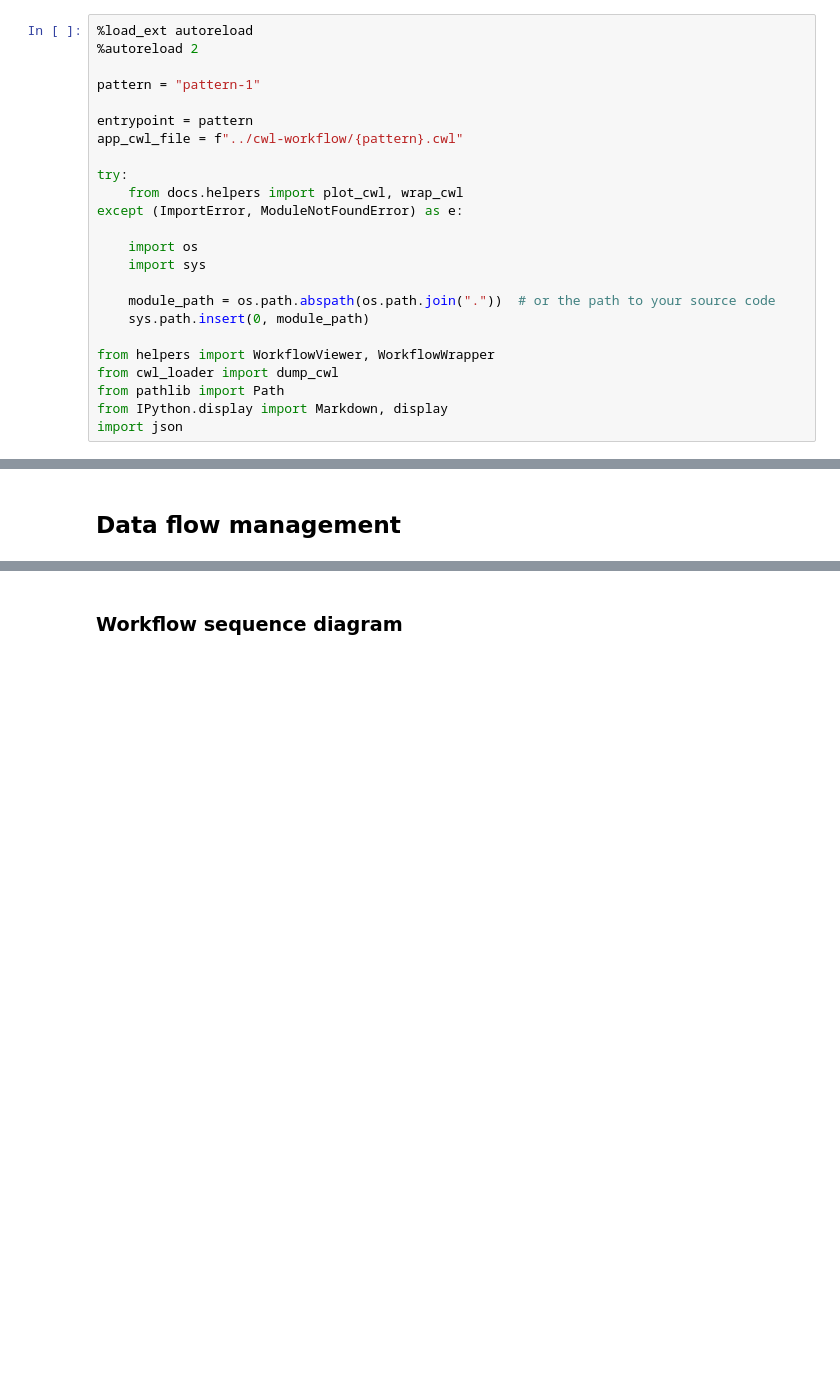
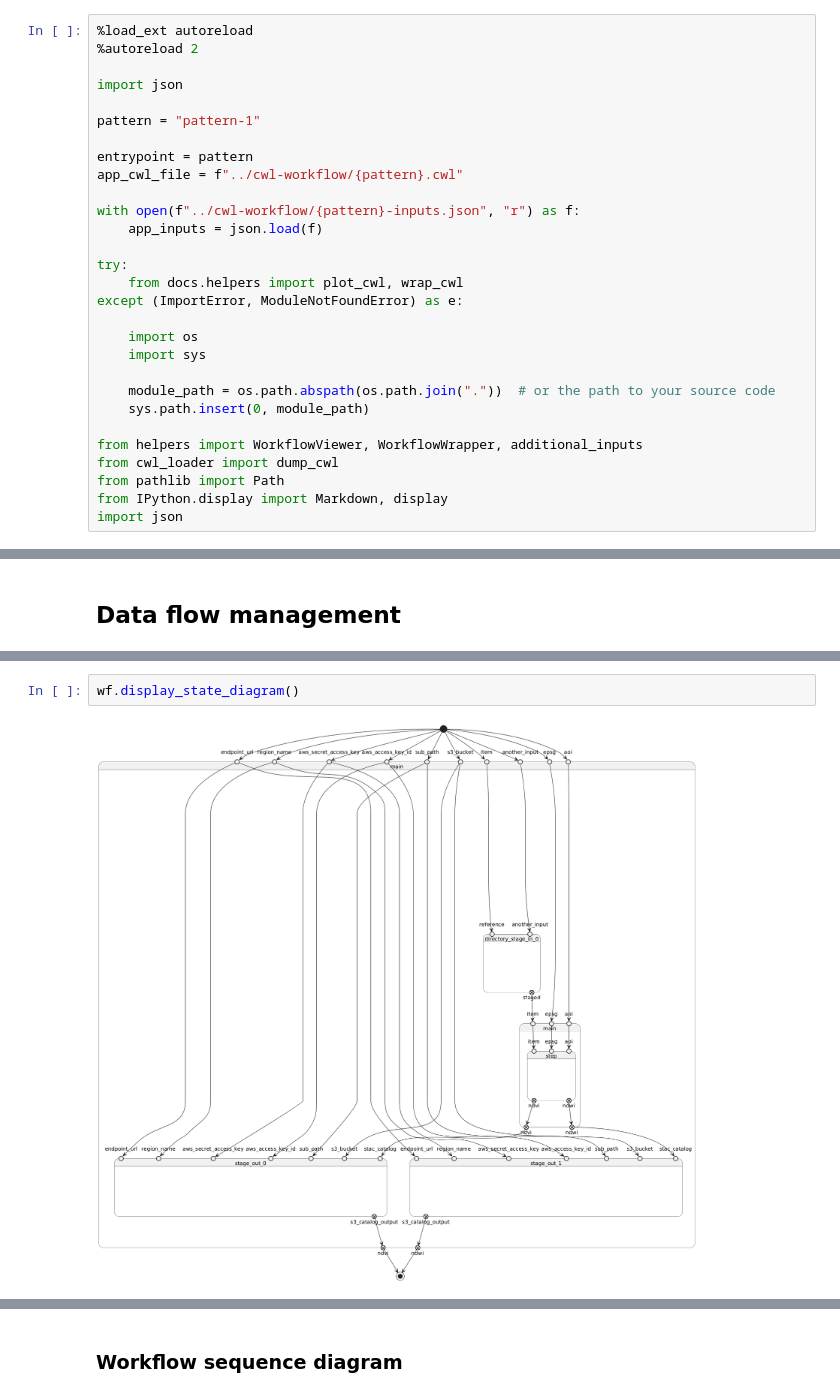
Before and after one commit to eoap/application-package-patterns, a Jupyter notebook: docs/pattern-1.ipynb, the cells around one changed output, grey strips where cells are left out. Saved outputs shown, nothing was run; the diff lists cells and outputs as text; blank space fills up the shorter version.

Commit message:
adds explicit input files and WIP on diagram rifactoring

```diff
--- a/docs/pattern-1.ipynb
+++ b/docs/pattern-1.ipynb
@@ -1,11 +1,16 @@
 # %%
 %load_ext autoreload
 %autoreload 2
+
+import json
 
 pattern = "pattern-1"
 
 entrypoint = pattern
 app_cwl_file = f"../cwl-workflow/{pattern}.cwl"
+
+with open(f"../cwl-workflow/{pattern}-inputs.json", "r") as f:
+    app_inputs = json.load(f)
 
 try:
     from docs.helpers import plot_cwl, wrap_cwl
@@ -17,7 +22,7 @@ except (ImportError, ModuleNotFoundError) as e:
     module_path = os.path.abspath(os.path.join("."))  # or the path to your source code
     sys.path.insert(0, module_path)
 
-from helpers import WorkflowViewer, WorkflowWrapper
+from helpers import WorkflowViewer, WorkflowWrapper, additional_inputs
 from cwl_loader import dump_cwl
 from pathlib import Path
 from IPython.display import Markdown, display
@@ -119,0 +98,4 @@ wf.plot()
+# %%
+wf.display_state_diagram()
+# %% [output]
+[figure, added]
```
Also changed, not shown: parts of 14 cells of this notebook, 38 other files.
